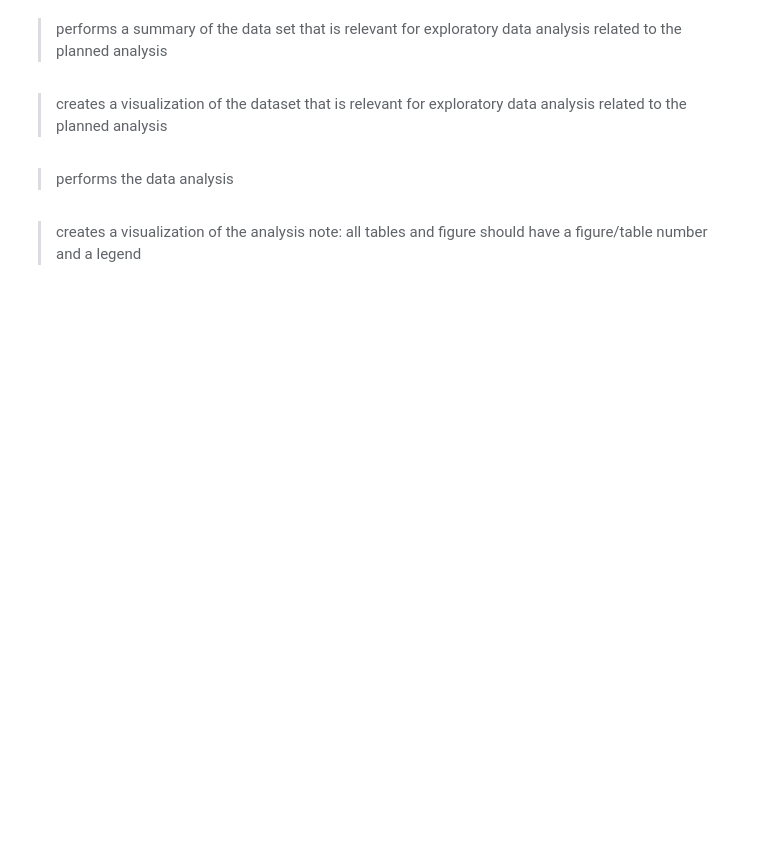
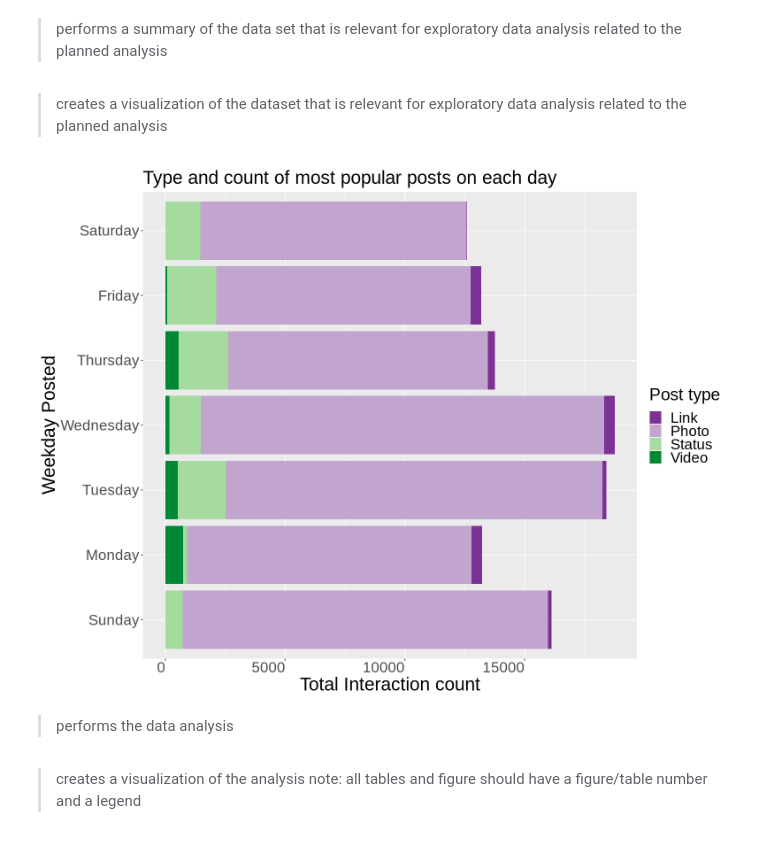
Before and after one commit to L-amat/project_proposal, a Jupyter notebook: 2-group_project_report/Group_project_report.ipynb, the cells around one changed output. Cells and saved outputs as stored; diff of their text form; code cells hidden in the pictures; blank space fills up the shorter version.

```diff
--- a/2-group_project_report/Group_project_report.ipynb
+++ b/2-group_project_report/Group_project_report.ipynb
@@ -47,2 +77,12 @@ your report should include code which:
 # %% [markdown]
 >wrangles and cleans the data from it's original (downloaded) format to the format necessary for the planned analysis
+# %%
+
+#Tidying Data: Replace spaces in Column names with periods.
+colnames(fb_data) <- make.names(colnames(fb_data))
+
+
+fb_data <- fb_data %>%
+#      filter(Total.Interactions > 500) %>%                                 #Use pages with >500 interactions
+select(Type, Post.Weekday, Total.Interactions)
+head(fb_data)
@@ -50,6 +100,38 @@ your report should include code which:
 >performs a summary of the data set that is relevant for exploratory data analysis related to the planned analysis
 # %% [markdown]
 >creates a visualization of the dataset that is relevant for exploratory data analysis related to the planned analysis
+# %%
+options(repr.plot.height = 10, repr.plot.width = 13)
+
+most_interactions <- fb_data %>%                                      #plot of interactions and post type vs day
+    arrange(desc(Post.Weekday)) %>%
+    ggplot(aes(x = Post.Weekday,
+                 y = Total.Interactions,
+                 fill = Type)) +
+    geom_bar(stat = "identity") +                                     #graph titles
+    xlab("Weekday Posted") +
+    ylab("Total Interaction count") +
+    labs(fill = "Post type") +
+    ggtitle("Type and count of most popular posts on each day") +
+    theme(axis.text = element_text(size = 20,                         #font sizes
+                                    hjust = 1),
+         plot.title = element_text(size = 25),
+         axis.title = element_text(size = 25),
+         legend.text = element_text(size = 20),
+         legend.title = element_text(size = 23)) +
+            scale_fill_brewer(palette = 'PRGn') +
+ scale_x_discrete(limits=c("1", "2", "3", "4", "5", "6", "7"),
+                  labels=c("1" = "Sunday",
+                           "2" = "Monday",
+                           "3" = "Tuesday",
+                           "4" = "Wednesday",
+                           "5" = "Thursday",
+                           "6" = "Friday",
+                           "7" = "Saturday" )) +
+    coord_flip()
+most_interactions
+# %% [output]
+[figure, added]
 # %% [markdown]
 >performs the data analysis
 # %% [markdown]
```
Also changed, not shown: parts of 2 cells of this notebook.
